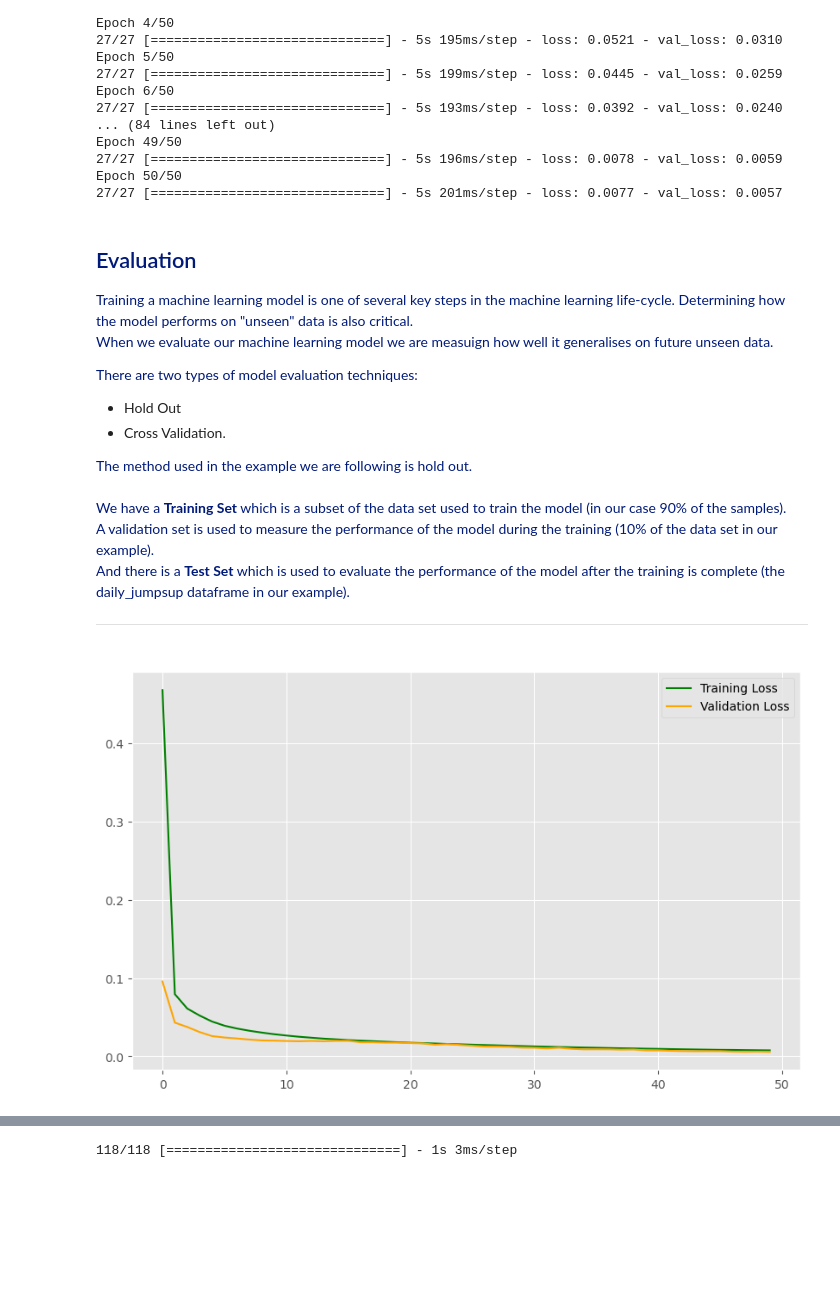
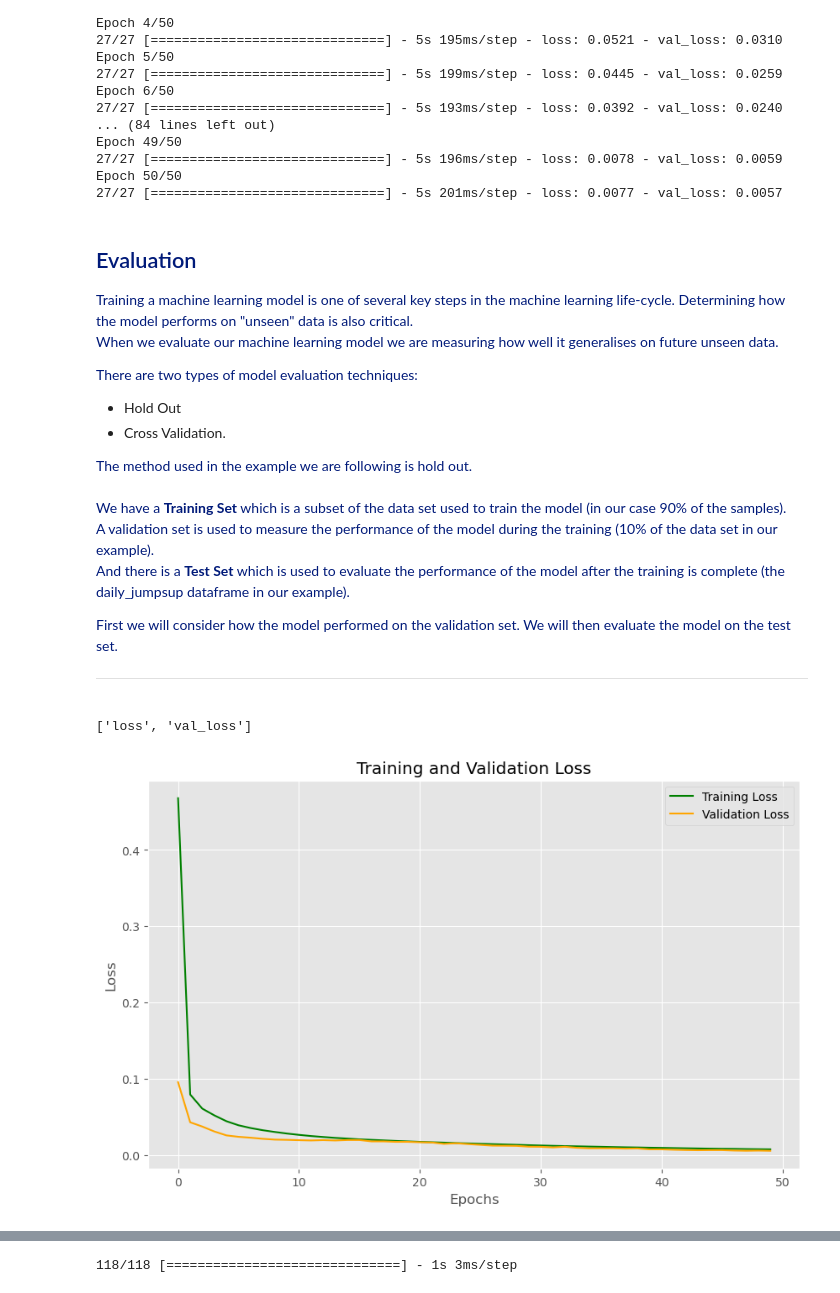
Before and after one commit to Sam-Tracey/ML-Stats-Assessment, a Jupyter notebook: anomaly-detection.ipynb, the cells around one changed output, grey strips where cells are left out. Saved outputs shown, nothing was run; the diff lists cells and outputs as text; code cells hidden in the pictures; blank space fills up the shorter version.

Commit message:
Started learning curves explanation

```diff
--- a/anomaly-detection.ipynb
+++ b/anomaly-detection.ipynb
@@ -1024,7 +1024,7 @@ Epoch 50/50
 # %% [markdown]
 <h2 style="color: #001a79;">Evaluation</h2>
 <p style="color: #001a79;">Training a machine learning model is one of several key steps in the machine learning life-cycle. Determining how the model performs on "unseen" data is also critical.<br>
-When we evaluate our machine learning model we are measuign how well it generalises on future unseen data. </p>
+When we evaluate our machine learning model we are measuring how well it generalises on future unseen data. </p>
 <p style="color: #001a79;">There are two types of model evaluation techniques:
 
 - Hold Out
@@ -1033,15 +1033,28 @@ When we evaluate our machine learning model we are measuign how well it generali
 
 <p style="color: #001a79;">The method used in the example we are following is hold out.<br><br> We have a <b>Training Set</b> which is a subset of the data set used to train the model (in our case 90% of the samples).<br> A validation set is used to measure the performance of the model during the training (10% of the data set in our example).<br> And there is a <b>Test Set</b> which is used to evaluate the performance of the model after the training is complete (the daily_jumpsup dataframe in our example).<br>
 
+<p style="color: #001a79;">First we will consider how the model performed on the validation set. We will then evaluate the model on the test set.</p>
+
 <hr style="border-top: 1px solid #001a79;" />
+# %%
+# List the keys returned by the history object.
+# history was created when we called the fit method on the model.
+list(history.history.keys())
+# %% [output]
+['loss', 'val_loss']
 # %%
 # Create a figure and axis.
 fig, ax = plt.subplots(figsize=(10, 6))
 # Plot the training loss over epochs
 ax.plot(history.history["loss"], label="Training Loss", color="green")
 # Plot the validation loss over epochs.
 ax.plot(history.history["val_loss"], label="Validation Loss", color="orange")
+# Add axis labels.
+ax.set_ylabel("Loss")
+ax.set_xlabel("Epochs")
+# Add a title.
+ax.set_title("Training and Validation Loss")
 # Display Legend
 ax.legend();
 # %% [output]
-[figure, old version]
+[figure, new version]
```
Also changed, not shown: parts of 6 cells of this notebook.
